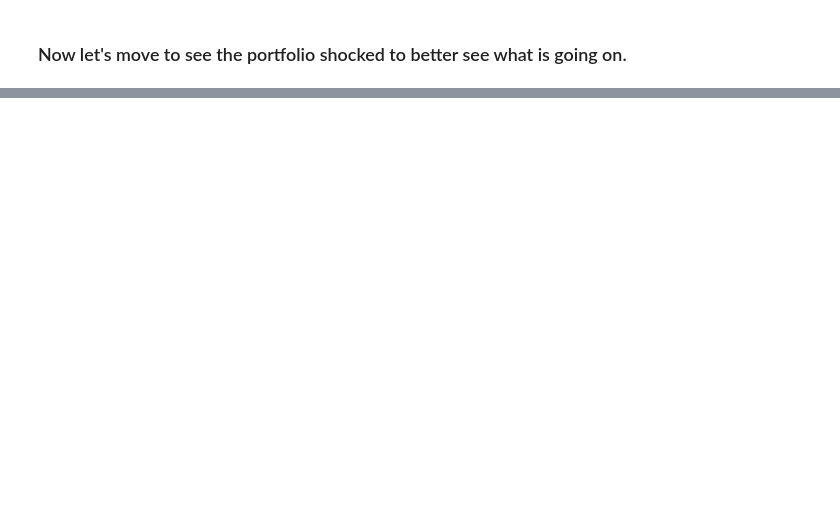
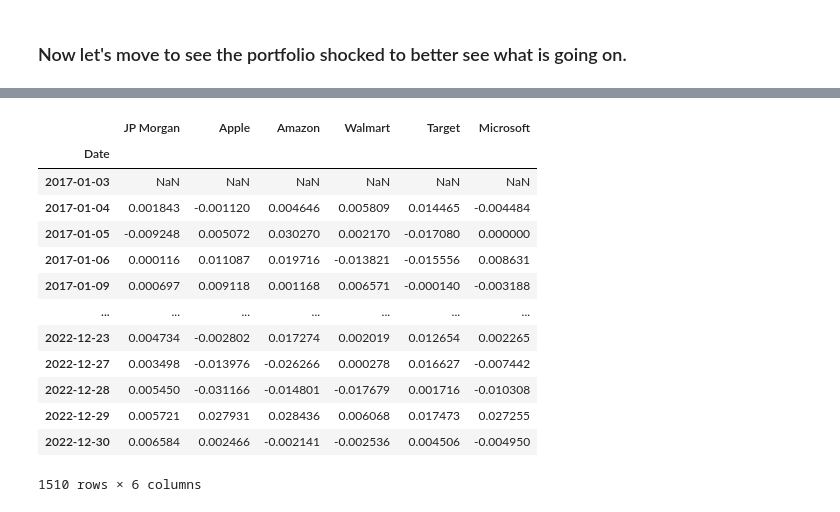
Before and after one commit to SLOcoder1223/StockAnalysis, a Jupyter notebook: final_optimization.ipynb, the cells around one changed output, grey strips where cells are left out. Saved outputs shown, nothing was run; the diff lists cells and outputs as text; code cells hidden in the pictures; blank space fills up the shorter version.

```diff
--- a/final_optimization.ipynb
+++ b/final_optimization.ipynb
@@ -407,0 +515,19 @@ portfolio_expected_return
+# %%
+log_returns = np.log(returns)
+log_returns.to_csv('five_stock_data.csv')
+log_returns
+# %% [output]
+|  | JP Morgan | Apple | Amazon | Walmart | Target | Microsoft |
+| Date |  |  |  |  |  |  |
+| 2017-01-03 | NaN | NaN | NaN | NaN | NaN | NaN |
+| 2017-01-04 | 0.001843 | -0.001120 | 0.004646 | 0.005809 | 0.014465 | -0.004484 |
+| 2017-01-05 | -0.009248 | 0.005072 | 0.030270 | 0.002170 | -0.017080 | 0.000000 |
+| 2017-01-06 | 0.000116 | 0.011087 | 0.019716 | -0.013821 | -0.015556 | 0.008631 |
+| 2017-01-09 | 0.000697 | 0.009118 | 0.001168 | 0.006571 | -0.000140 | -0.003188 |
+| ... | ... | ... | ... | ... | ... | ... |
+| 2022-12-23 | 0.004734 | -0.002802 | 0.017274 | 0.002019 | 0.012654 | 0.002265 |
+| 2022-12-27 | 0.003498 | -0.013976 | -0.026266 | 0.000278 | 0.016627 | -0.007442 |
+| 2022-12-28 | 0.005450 | -0.031166 | -0.014801 | -0.017679 | 0.001716 | -0.010308 |
+| 2022-12-29 | 0.005721 | 0.027931 | 0.028436 | 0.006068 | 0.017473 | 0.027255 |
+| 2022-12-30 | 0.006584 | 0.002466 | -0.002141 | -0.002536 | 0.004506 | -0.004950 |
+1510 rows × 6 columns
```
Also changed, not shown: parts of 48 cells of this notebook, 4 other files.
